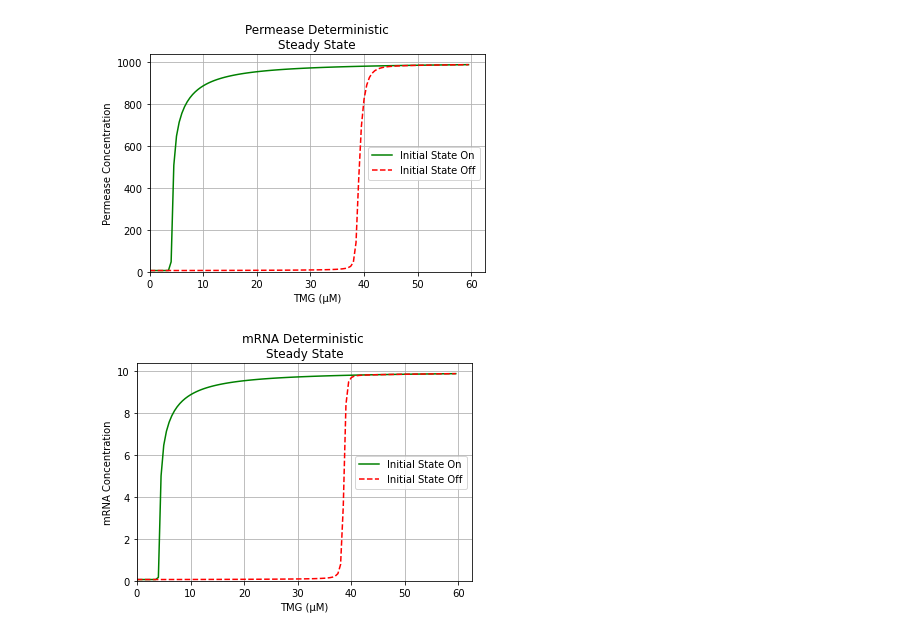
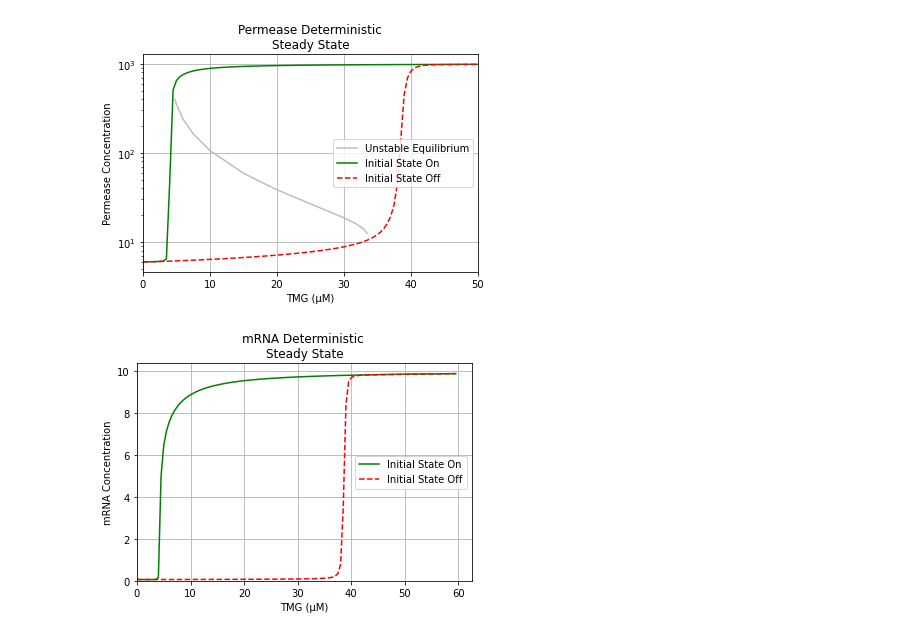
Before and after one commit to SergioPachonDotor/LacI_model, a Jupyter notebook: data_show/euler_data_show.ipynb, the cells around one changed output. Cells and saved outputs as stored; diff of their text form; code cells hidden in the pictures.

```diff
--- a/data_show/euler_data_show.ipynb
+++ b/data_show/euler_data_show.ipynb
@@ -7,17 +7,22 @@ data_off = pd.read_csv(f'../simulation_data/euler/deterministic_steady_state_eul
 data_on = pd.read_csv(f'../simulation_data/euler/deterministic_steady_state_euler_on.csv', delimiter='|')
 # %%
 time = [i/2 for i in range(120)]
+ss_dict = {4.8: 396.5, 5:349.6, 6: 237.7,7.5: 163.9 , 10:106.3, 15: 59.1, 20:38.5, 25: 26.78, 30: 18.7, 32: 15.7, 33: 13.9 ,33.5: 12.45}
+
+plt.plot(ss_dict.keys(),ss_dict.values(), color='#BEBEBE', label='Unstable Equilibrium')
+
 plt.plot(time,data_on.Permease, 'g-',ms=0.8, label='Initial State On')
 plt.plot(time,data_off.Permease, 'r--',ms=0.8, label='Initial State Off')
 plt.legend(loc=7)
 plt.title('Permease Deterministic\nSteady State')
 plt.ylabel('Permease Concentration')
 plt.xlabel('TMG (µM)')
-plt.xlim(0)
-plt.ylim(0)
-plt.grid()
+plt.xlim(0, 50)
+plt.ylim()
+plt.grid(True)
+plt.yscale('log')
 # %% [output]
-[figure, old version]
+[figure, new version]
 # %%
 time = [i/2 for i in range(120)]
 plt.plot(time,data_on.mRNA, 'g-',ms=2, label='Initial State On')
```
Also changed, not shown: 13 other files.
